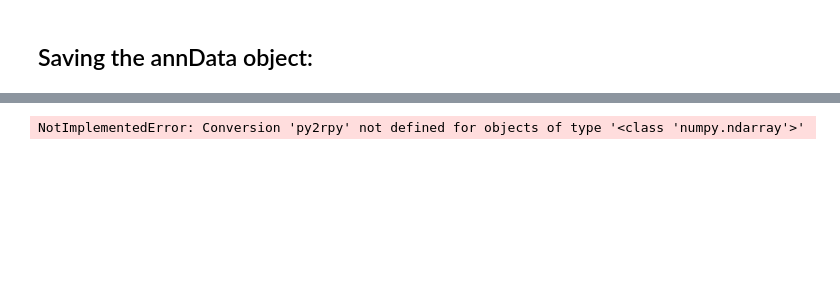
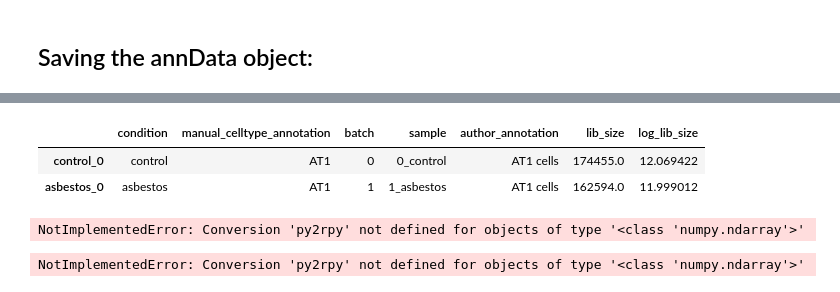
Before and after one commit to lueckenlab/masterpraktikum_fibrosis_atlas, a Jupyter notebook: notebooks/differential_gene_expression_analysis/DiffEx_pseudobulk_preprocessing.ipynb, the cells around one changed output, grey strips where cells are left out. Cells and saved outputs as stored; diff of their text form; code cells hidden in the pictures; blank space fills up the shorter version.

```diff
--- a/notebooks/differential_gene_expression_analysis/DiffEx_pseudobulk_preprocessing.ipynb
+++ b/notebooks/differential_gene_expression_analysis/DiffEx_pseudobulk_preprocessing.ipynb
@@ -222,5 +232,4 @@ adata_test = adata_pb.copy()
 # %%
 # very important conversions adata_test adata_pb.write() does not work otherwise
-adata_test.X = np.vstack(adata_pb.X[:, :]).astype(np.float)
-adata_test.layers['counts'] = np.vstack(adata_test.layers['counts'][:, :]).astype(np.float)
-adata_test.obs["batch"] = adata_test.obs["batch"].astype("category")
+adata_pb.X = np.vstack(adata_pb.X[:, :]).astype(float)
+adata_pb.layers['counts'] = np.vstack(adata_pb.layers['counts'][:, :]).astype(float)
@@ -241,0 +290,3 @@ adata_test.write("/home/sch/schonner/MaPra/schiller_for_diffEx_edgeR_test.h5ad")
+# %%
+adata_AT1 = adata_pb[adata_pb.obs["manual_celltype_annotation"] == "AT1"]
+adata_AT1
@@ -241,0 +300,4 @@ adata_test.write("/home/sch/schonner/MaPra/schiller_for_diffEx_edgeR_test.h5ad")
+# %%
+adata_AT1.obs_names = [
+    name.split("_")[2] + "_" + name.split("_")[3] for name in adata_AT1.obs_names
+]
@@ -242,3 +315,15 @@ adata_test.write("/home/sch/schonner/MaPra/schiller_for_diffEx_edgeR_test.h5ad")
+# %%
+adata_AT1.obs
+# %% [output]
+|  | condition | manual_celltype_annotation | batch | sample | author_annotation | lib_size | log_lib_size |
+| control_0 | control | AT1 | 0 | 0_control | AT1 cells | 174455.0 | 12.069422 |
+| asbestos_0 | asbestos | AT1 | 1 | 1_asbestos | AT1 cells | 162594.0 | 11.999012 |
+# %%
+%%time
+%%R -i adata_AT1
+outs <-fit_model(adata_AT1)
+# %% [output]
+NotImplementedError: Conversion 'py2rpy' not defined for objects of type '<class 'numpy.ndarray'>'
 # %%
 %%time
 %%R -i adata_pb
```
Also changed, not shown: parts of 22 cells of this notebook, 1 other file.
